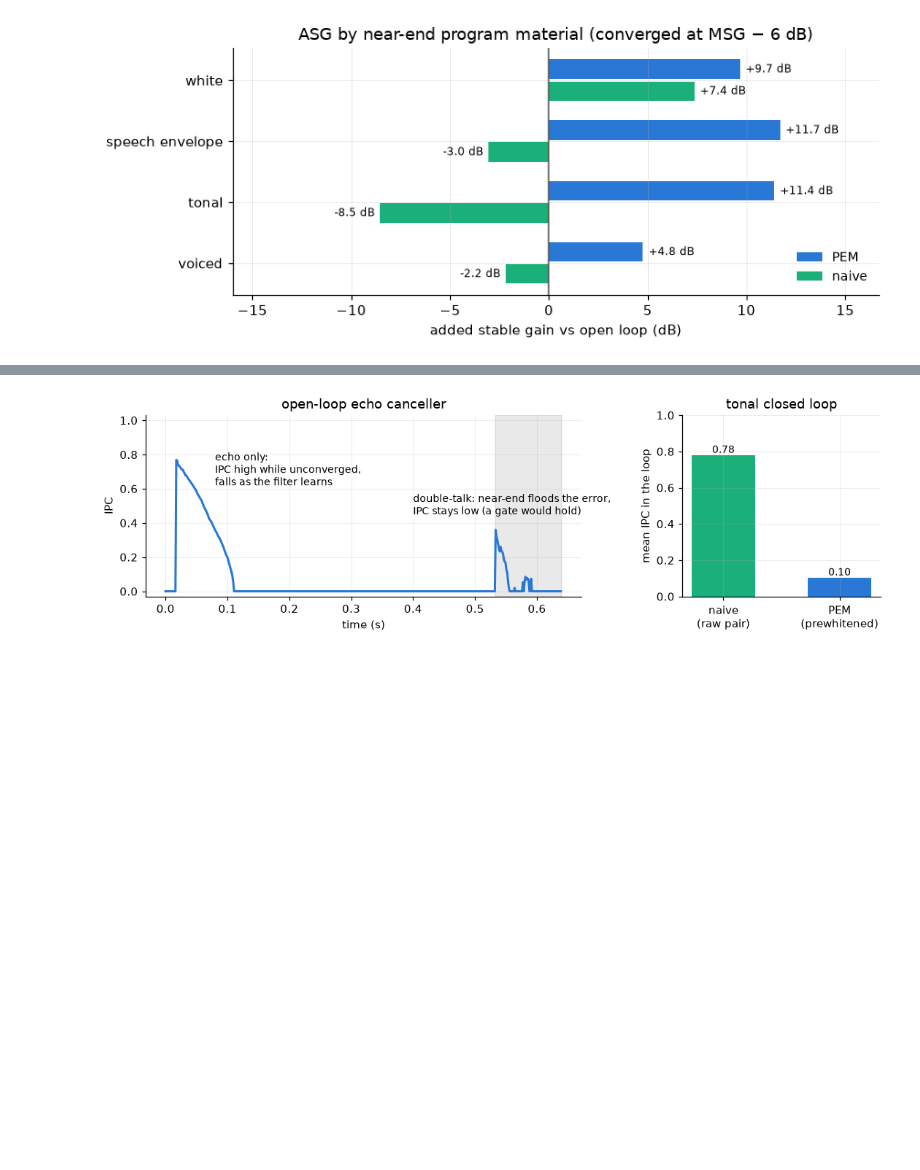
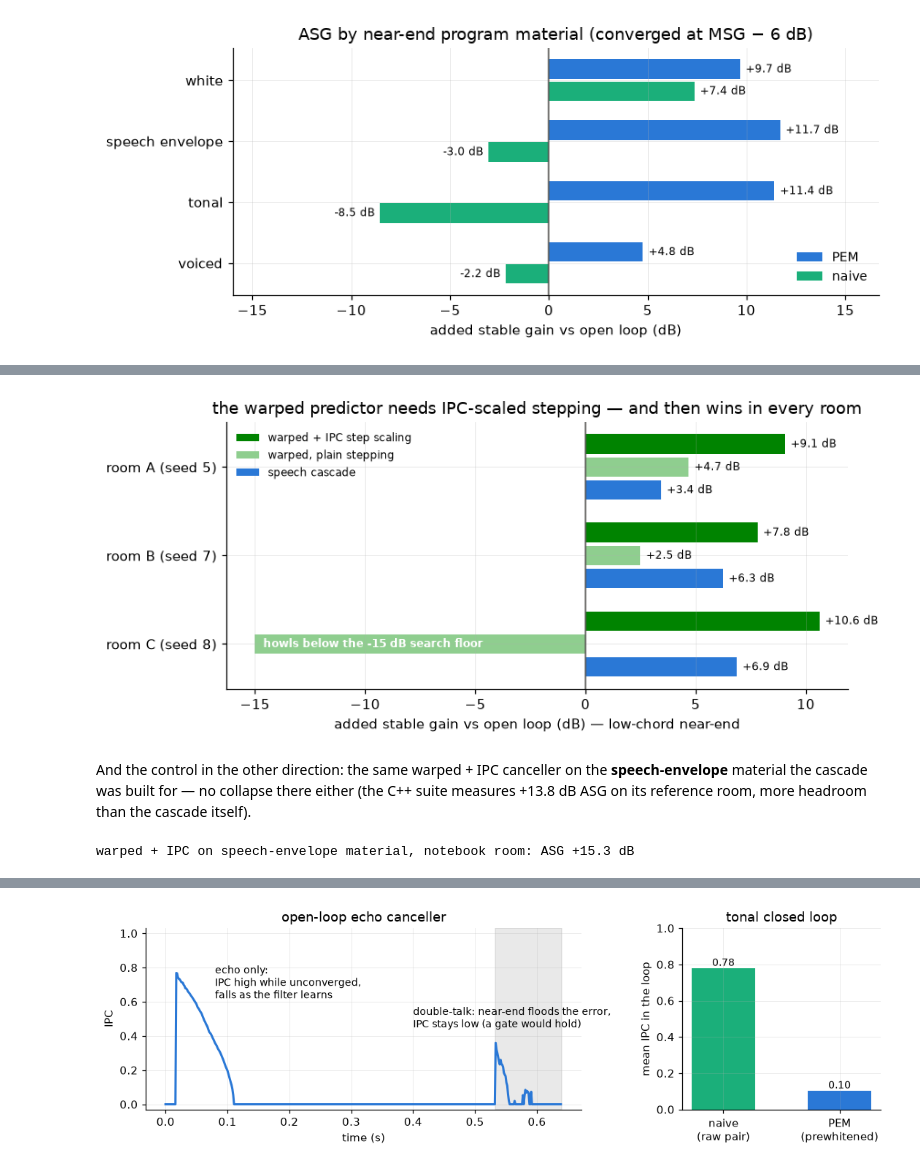
Before and after one commit to tap/MuTap, a Jupyter notebook: notebooks/afc_demo.ipynb, the cells around one changed output, grey strips where cells are left out. Cells and saved outputs as stored; diff of their text form; code cells hidden in the pictures; blank space fills up the shorter version.

```diff
--- a/notebooks/afc_demo.ipynb
+++ b/notebooks/afc_demo.ipynb
@@ -100,11 +101,23 @@ class Canceller:
         if getattr(self, "h", None):
             getattr(_lib, f"mutap_{self.family}_destroy")(self.h)
 
+_lib.mutap_afc_create_warped.restype = ctypes.c_void_p
+_lib.mutap_afc_create_warped.argtypes = [_s, _s, _d, _d, ctypes.c_int, _d, _d, _s]
+
 def naive(**kw):  return Canceller("fdaf", **kw)
 def pem(**kw):    return Canceller("afc", **kw)
 
+def pem_warped(block=64, partitions=4, mu=0.0, rel_reg=-1.0, ipc_scaling=False,
+               transient_ratio=0.0, lam=0.0, order=0):
+    """PEM canceller with the frequency-warped (music/tonal) near-end model.
+    lam = 0 selects the room-robust default (0.5); order 0 -> 16. Pair with
+    ipc_scaling=True — section 4 shows why."""
+    h = _lib.mutap_afc_create_warped(block, partitions, mu, rel_reg, int(ipc_scaling),
+                                     transient_ratio, lam, order)
+    return Canceller("afc", block=block, _handle=h)
+
 # ---- plot style: validated categorical palette, fixed entity assignment ----
-C_PEM, C_NAIVE, C_OPEN, C_TRUTH = "#2a78d6", "#1baf7a", "#eda100", "#52514e"
+C_PEM, C_NAIVE, C_OPEN, C_TRUTH, C_WARPED = "#2a78d6", "#1baf7a", "#eda100", "#52514e", "#008300"
 plt.rcParams.update({"figure.dpi": 110, "axes.spines.top": False, "axes.spines.right": False,
                      "axes.grid": True, "grid.alpha": 0.25, "grid.linewidth": 0.6,
                      "lines.linewidth": 2.0, "font.size": 10})
@@ -378 +423,66 @@ plt.tight_layout(); plt.show()
+# %%
+def music(n, seed):
+    """Low A-major chord: A1/C#2/E2 fundamentals, 4 harmonics each at 1/h,
+    -40 dB noise floor, unit RMS (an implied 48 kHz)."""
+    rng = np.random.default_rng(seed)
+    f0 = np.array([55.0, 69.296, 82.407]) / FS
+    phase = np.array([[0.1, 1.9, 4.2, 0.7], [2.3, 5.1, 1.4, 3.8], [0.9, 3.3, 5.7, 2.2]])
+    t = np.arange(n)
+    x = sum((1.0 / h) * np.sin(2 * np.pi * f0[voice] * h * t + phase[voice][h - 1])
+            for voice in range(3) for h in range(1, 5))
+    x = x + 0.01 * rng.standard_normal(n)
+    return x / np.sqrt(np.mean(x * x))
+
+ROOMS = [("room A (seed 5)", 5), ("room B (seed 7)", 7), ("room C (seed 8)", 8)]
+CONFIGS = [("warped + IPC step scaling", lambda: pem_warped(ipc_scaling=True), C_WARPED),
+           ("warped, plain stepping", lambda: pem_warped(), "#8fce8f"),
+           ("speech cascade", lambda: pem(), C_PEM)]
+v_conv, v_probe = music(1500 * BLOCK, 2), music(600 * BLOCK, 12)
+asg_m = {cname: [] for cname, _, _ in CONFIGS}
+for rname, seed in ROOMS:
+    Fr = decaying_rir(seed=seed)
+    msg_r = theoretical_msg_db(Fr)
+    for cname, factory, _ in CONFIGS:
+        c = factory()
+        loop = ClosedLoop(Fr, msg_r - 6)
+        for k in range(1500):
+            loop.step(v_conv[k * BLOCK:(k + 1) * BLOCK], c)
+        asg_m[cname].append(measured_msg_db(Fr, c, v_probe, msg_r - 15, msg_r + 25) - msg_r)
+
+fig, ax = plt.subplots(figsize=(8, 3.6))
+ypos = np.arange(len(ROOMS), dtype=float)
+for (cname, _, col), off in zip(CONFIGS, (-0.26, 0.0, 0.26)):
+    vals = asg_m[cname]
+    ax.barh(ypos + off, vals, height=0.22, color=col, label=cname)
+    for y, val in zip(ypos + off, vals):
+        if val <= -14.9:  # pinned at the bisection search floor: label inside the bar
+            ax.annotate("howls below the -15 dB search floor", (val, y), va="center",
+                        ha="left", fontsize=8, color="white", fontweight="bold",
+                        xytext=(6, 0), textcoords="offset points")
+        else:
+            ax.annotate(f"{val:+.1f} dB", (val, y), va="center", fontsize=8,
+                        ha="left", xytext=(4, 0), textcoords="offset points")
+ax.axvline(0, color=C_TRUTH, lw=1)
+ax.set_yticks(ypos, [r for r, _ in ROOMS]); ax.invert_yaxis()
+ax.set_xlabel("added stable gain vs open loop (dB) — low-chord near-end")
+ax.set_title("the warped predictor needs IPC-scaled stepping — and then wins in every room")
+ax.legend(fontsize=8, frameon=False, loc="upper left")
+plt.tight_layout(); plt.show()
+# %% [output]
+[figure, added]
+# %% [markdown]
+And the control in the other direction: the same warped + IPC
+canceller on the **speech-envelope** material the cascade was built for —
+no collapse there either (the C++ suite measures +13.8 dB ASG on its
+reference room, more headroom than the cascade itself).
+# %%
+c = pem_warped(ipc_scaling=True)
+loop = ClosedLoop(F, MSG - 6)
+v_conv_s = speech_env(1500 * BLOCK, 2)
+for k in range(1500):
+    loop.step(v_conv_s[k * BLOCK:(k + 1) * BLOCK], c)
+asg_ctl = measured_msg_db(F, c, speech_env(600 * BLOCK, 12), MSG - 15, MSG + 25) - MSG
+print(f"warped + IPC on speech-envelope material, notebook room: ASG {asg_ctl:+.1f} dB")
+# %% [output]
+warped + IPC on speech-envelope material, notebook room: ASG +15.3 dB
 # %% [markdown]
```
Also changed, not shown: parts of 5 cells of this notebook, 5 other files.
